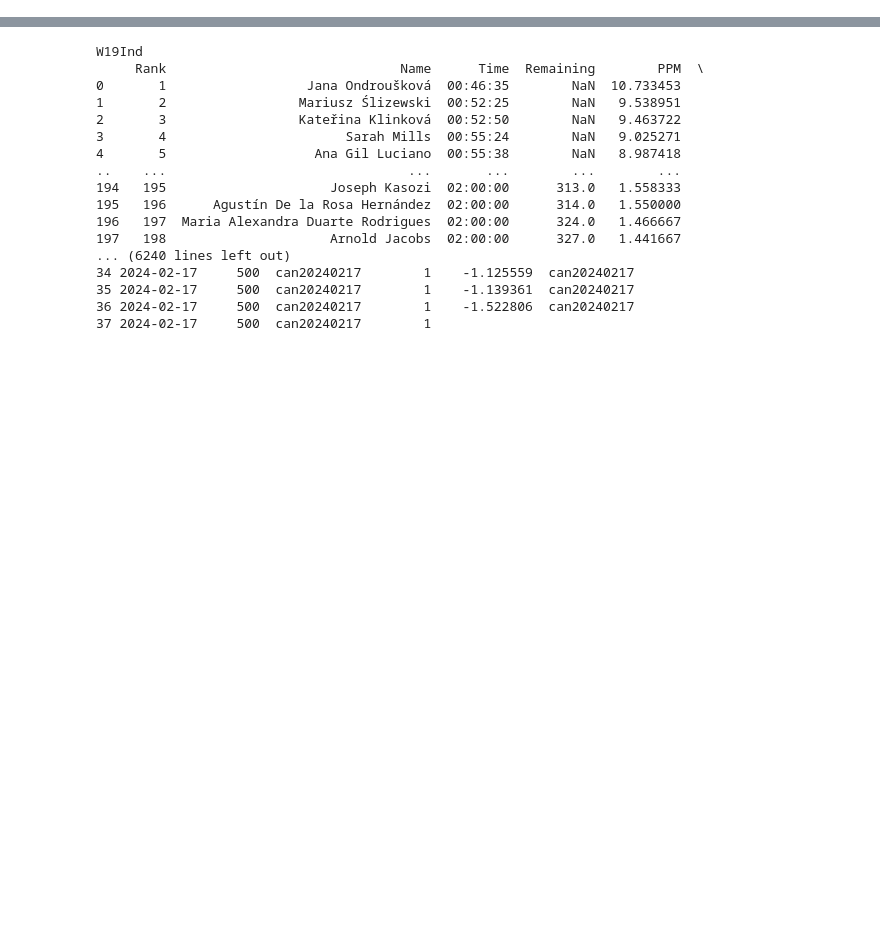
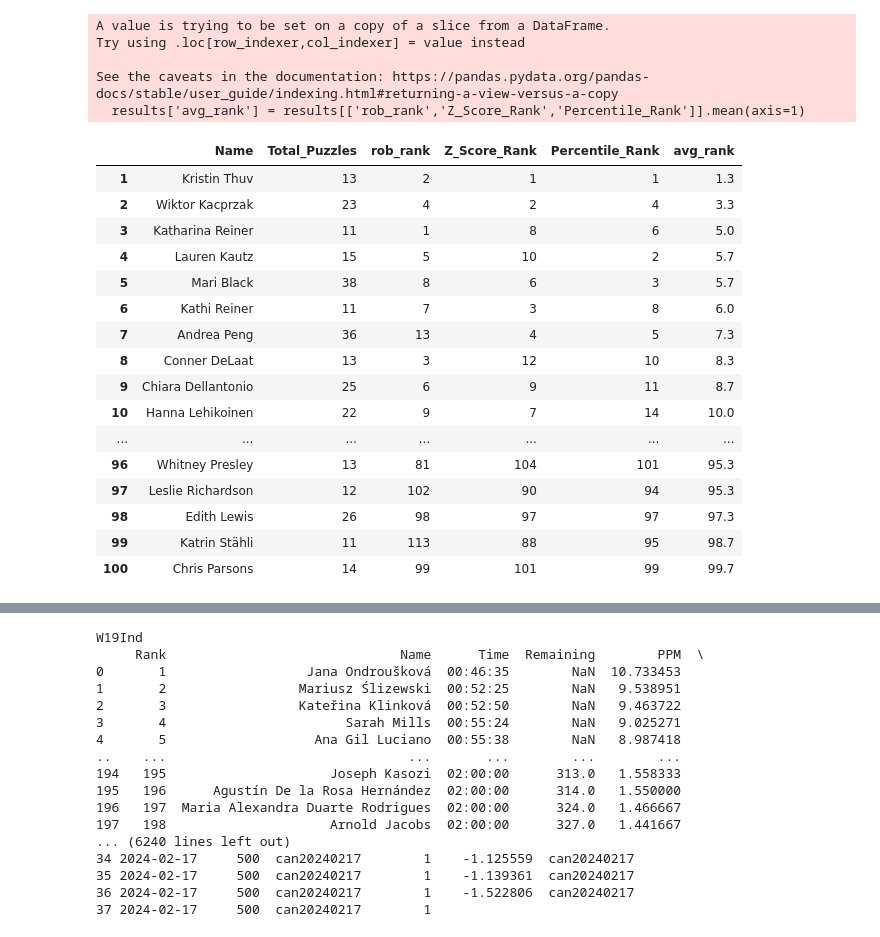
Before and after one commit to JacobPilawa/puzzleboard, a Jupyter notebook: scratchwork.ipynb, the cells around one changed output, grey strips where cells are left out. Cells and saved outputs as stored; diff of their text form; code cells hidden in the pictures; blank space fills up the shorter version.

```diff
--- a/scratchwork.ipynb
+++ b/scratchwork.ipynb
@@ -0,0 +145,28 @@
+# %%
+styled_df, results = compute_speed_puzzle_rankings(data, min_puzzles=10, min_event_attempts=1, weighted=False)
+# %% [output]
+A value is trying to be set on a copy of a slice from a DataFrame.
+Try using .loc[row_indexer,col_indexer] = value instead
+
+See the caveats in the documentation: https://pandas.pydata.org/pandas-docs/stable/user_guide/indexing.html#returning-a-view-versus-a-copy
+  results['avg_rank'] = results[['rob_rank','Z_Score_Rank','Percentile_Rank']].mean(axis=1)
+# %%
+styled_df
+# %% [output]
+|  | Name | Total_Puzzles | rob_rank | Z_Score_Rank | Percentile_Rank | avg_rank |
+| 1 | Kristin Thuv | 13 | 2 | 1 | 1 | 1.3 |
+| 2 | Wiktor Kacprzak | 23 | 4 | 2 | 4 | 3.3 |
+| 3 | Katharina Reiner | 11 | 1 | 8 | 6 | 5.0 |
+| 4 | Lauren Kautz | 15 | 5 | 10 | 2 | 5.7 |
+| 5 | Mari Black | 38 | 8 | 6 | 3 | 5.7 |
+| 6 | Kathi Reiner | 11 | 7 | 3 | 8 | 6.0 |
+| 7 | Andrea Peng | 36 | 13 | 4 | 5 | 7.3 |
+| 8 | Conner DeLaat | 13 | 3 | 12 | 10 | 8.3 |
+| 9 | Chiara Dellantonio | 25 | 6 | 9 | 11 | 8.7 |
+| 10 | Hanna Lehikoinen | 22 | 9 | 7 | 14 | 10.0 |
+| ... | ... | ... | ... | ... | ... | ... |
+| 96 | Whitney Presley | 13 | 81 | 104 | 101 | 95.3 |
+| 97 | Leslie Richardson | 12 | 102 | 90 | 94 | 95.3 |
+| 98 | Edith Lewis | 26 | 98 | 97 | 97 | 97.3 |
+| 99 | Katrin Stähli | 11 | 113 | 88 | 95 | 98.7 |
+| 100 | Chris Parsons | 14 | 99 | 101 | 99 | 99.7 |
```
Also changed, not shown: parts of 3 cells of this notebook, 4 other files.
